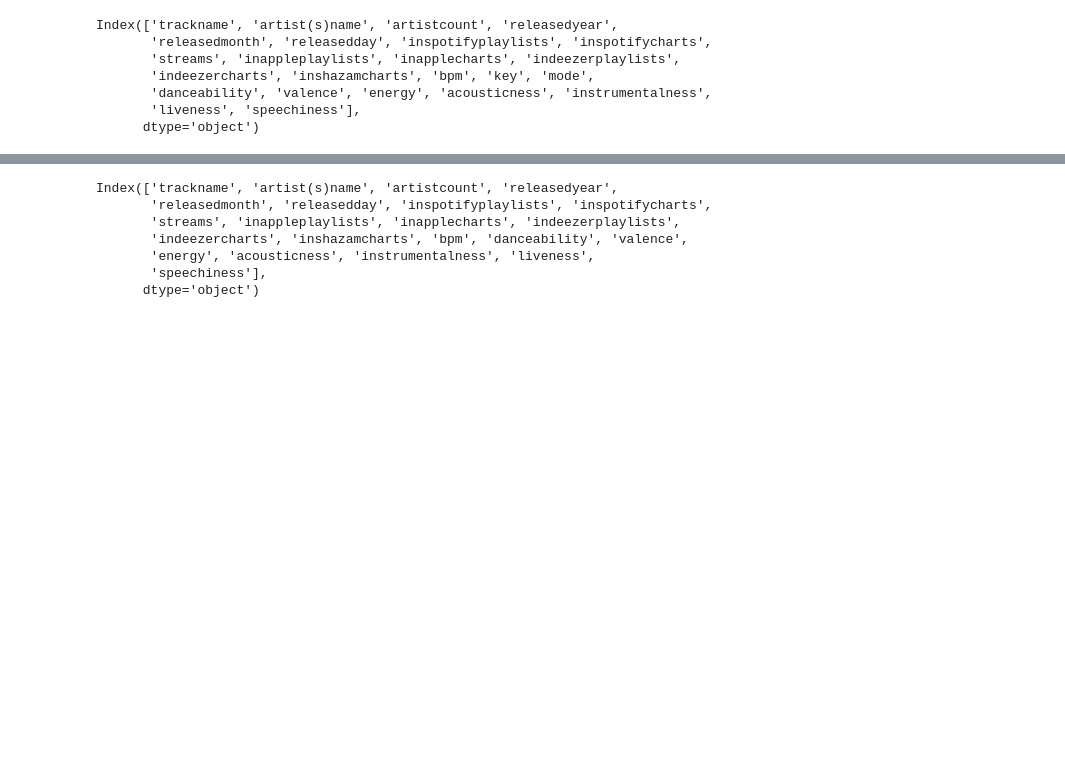
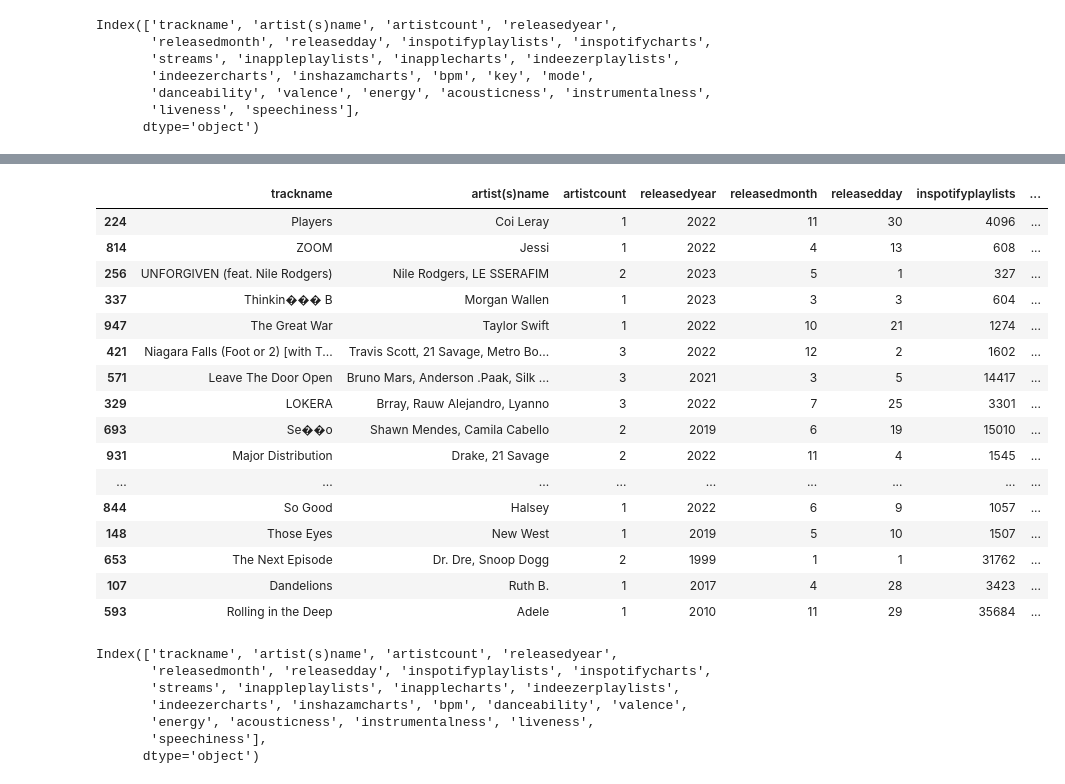
Before and after one commit to BSReguera/Pair-Programing-Modulo4-BeatrizyLaura, a Jupyter notebook: limpieza.ipynb, the cells around one changed output, grey strips where cells are left out. Cells and saved outputs as stored; diff of their text form; code cells hidden in the pictures; blank space fills up the shorter version.

```diff
--- a/limpieza.ipynb
+++ b/limpieza.ipynb
@@ -143,3 +154,23 @@ spotify.tail()
+# %%
+spotify.sample(20)
+# %% [output]
+|  | trackname | artist(s)name | artistcount | releasedyear | releasedmonth | releasedday | inspotifyplaylists | ... |
+| 224 | Players | Coi Leray | 1 | 2022 | 11 | 30 | 4096 | ... |
+| 814 | ZOOM | Jessi | 1 | 2022 | 4 | 13 | 608 | ... |
+| 256 | UNFORGIVEN (feat. Nile Rodgers) | Nile Rodgers, LE SSERAFIM | 2 | 2023 | 5 | 1 | 327 | ... |
+| 337 | Thinkin��� B | Morgan Wallen | 1 | 2023 | 3 | 3 | 604 | ... |
+| 947 | The Great War | Taylor Swift | 1 | 2022 | 10 | 21 | 1274 | ... |
+| 421 | Niagara Falls (Foot or 2) [with T... | Travis Scott, 21 Savage, Metro Bo... | 3 | 2022 | 12 | 2 | 1602 | ... |
+| 571 | Leave The Door Open | Bruno Mars, Anderson .Paak, Silk ... | 3 | 2021 | 3 | 5 | 14417 | ... |
+| 329 | LOKERA | Brray, Rauw Alejandro, Lyanno | 3 | 2022 | 7 | 25 | 3301 | ... |
+| 693 | Se��o | Shawn Mendes, Camila Cabello | 2 | 2019 | 6 | 19 | 15010 | ... |
+| 931 | Major Distribution | Drake, 21 Savage | 2 | 2022 | 11 | 4 | 1545 | ... |
+| ... | ... | ... | ... | ... | ... | ... | ... | ... |
+| 844 | So Good | Halsey | 1 | 2022 | 6 | 9 | 1057 | ... |
+| 148 | Those Eyes | New West | 1 | 2019 | 5 | 10 | 1507 | ... |
+| 653 | The Next Episode | Dr. Dre, Snoop Dogg | 2 | 1999 | 1 | 1 | 31762 | ... |
+| 107 | Dandelions | Ruth B. | 1 | 2017 | 4 | 28 | 3423 | ... |
+| 593 | Rolling in the Deep | Adele | 1 | 2010 | 11 | 29 | 35684 | ... |
 # %%
 spotify.columns
 # %% [output]
```
Also changed, not shown: parts of 10 cells of this notebook, 1 other file.
